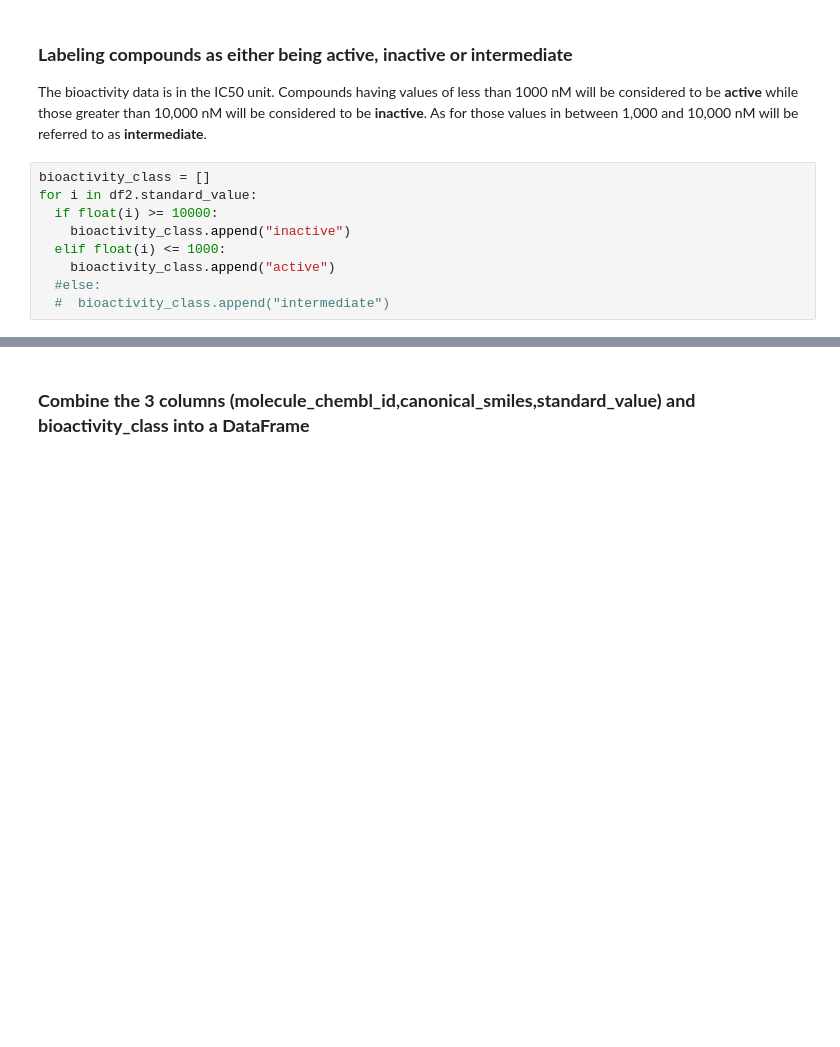
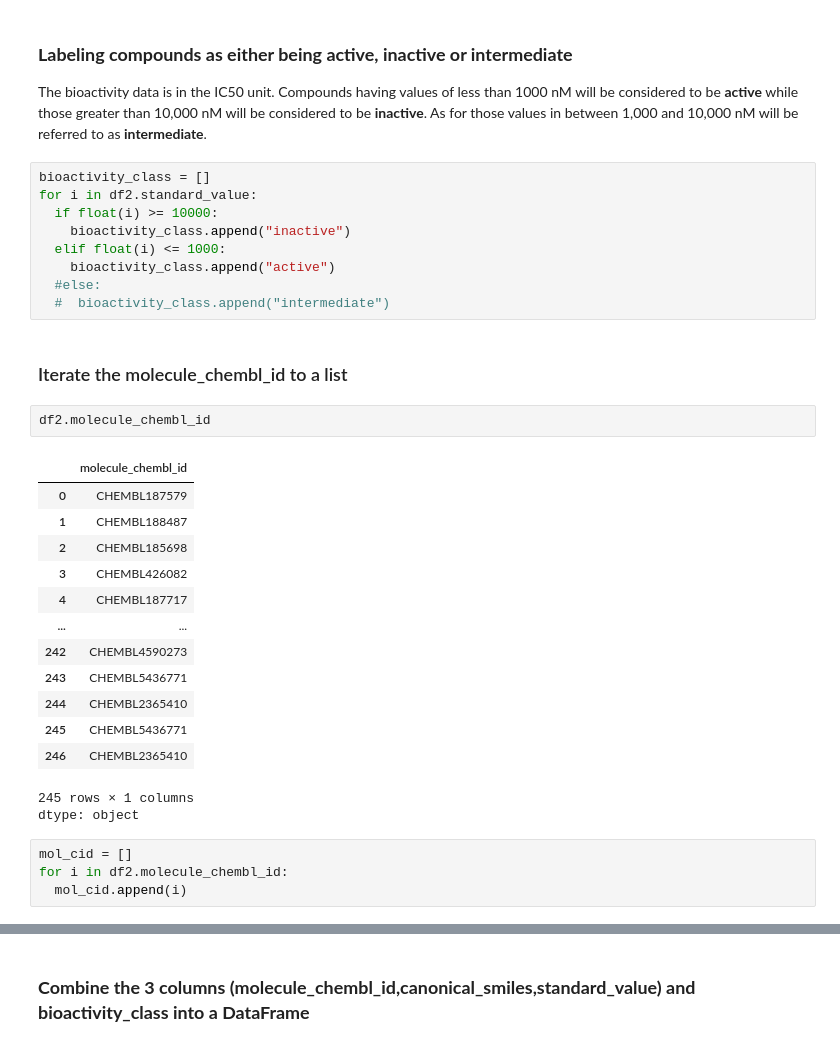
Before and after one commit to 2AAG1/Bioinformatics_practice, a Jupyter notebook: python/CDD_ML_Part_1_Bioactivity_Data_Concised.ipynb, the cells around one changed output, grey strips where cells are left out. Drawn from its saved outputs; the diff is of its cells as text; blank space fills up the shorter version.

```diff
--- a/python/CDD_ML_Part_1_Bioactivity_Data_Concised.ipynb
+++ b/python/CDD_ML_Part_1_Bioactivity_Data_Concised.ipynb
@@ -152,3 +195,26 @@ for i in df2.standard_value:
     bioactivity_class.append("active")
   #else:
   #  bioactivity_class.append("intermediate")
+# %% [markdown]
+### Iterate the molecule_chembl_id to a list
+# %%
+df2.molecule_chembl_id
+# %% [output]
+|  | molecule_chembl_id |
+| 0 | CHEMBL187579 |
+| 1 | CHEMBL188487 |
+| 2 | CHEMBL185698 |
+| 3 | CHEMBL426082 |
+| 4 | CHEMBL187717 |
+| ... | ... |
+| 242 | CHEMBL4590273 |
+| 243 | CHEMBL5436771 |
+| 244 | CHEMBL2365410 |
+| 245 | CHEMBL5436771 |
+| 246 | CHEMBL2365410 |
+245 rows × 1 columns
+dtype: object
+# %%
+mol_cid = []
+for i in df2.molecule_chembl_id:
+  mol_cid.append(i)
```
Also changed, not shown: parts of 28 cells of this notebook.
